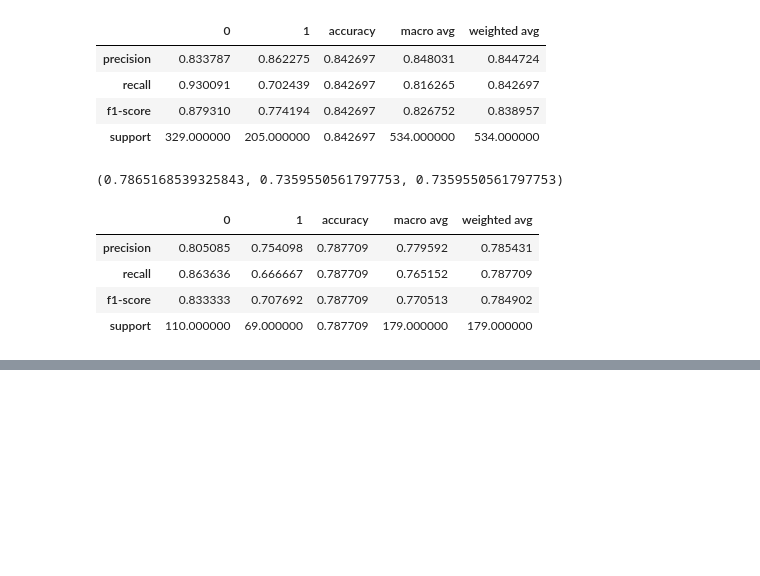
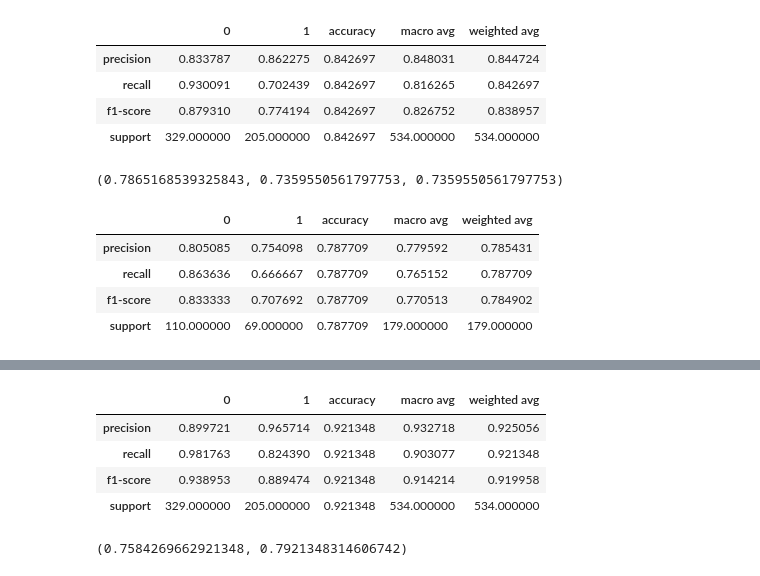
Before and after one commit to Gazizmakhanov/classification-exercises, a Jupyter notebook: model.ipynb, the cells around one changed output, grey strips where cells are left out. Drawn from its saved outputs; the diff is of its cells as text; code cells hidden in the pictures; blank space fills up the shorter version.

```diff
--- a/model.ipynb
+++ b/model.ipynb
@@ -172,0 +200,2 @@ pd.DataFrame(classification_report(y_test, test_acc,  output_dict=True))
+# %%
+rf1=RandomForestClassifier(min_samples_leaf=2, max_depth=9)
@@ -172,0 +210,2 @@ pd.DataFrame(classification_report(y_test, test_acc,  output_dict=True))
+# %%
+y_pred5=rf1.predict(x_train)
@@ -172,0 +217,12 @@ pd.DataFrame(classification_report(y_test, test_acc,  output_dict=True))
+# %%
+pd.DataFrame(classification_report(y_train, y_pred5, output_dict=True))
+# %% [output]
+|  | 0 | 1 | accuracy | macro avg | weighted avg |
+| precision | 0.899721 | 0.965714 | 0.921348 | 0.932718 | 0.925056 |
+| recall | 0.981763 | 0.824390 | 0.921348 | 0.903077 | 0.921348 |
+| f1-score | 0.938953 | 0.889474 | 0.921348 | 0.914214 | 0.919958 |
+| support | 329.000000 | 205.000000 | 0.921348 | 534.000000 | 534.000000 |
+# %%
+rf.score(x_validate, y_validate), rf1.score(x_validate, y_validate)
+# %% [output]
+(0.7584269662921348, 0.7921348314606742)
```
Also changed, not shown: parts of 34 cells of this notebook.
